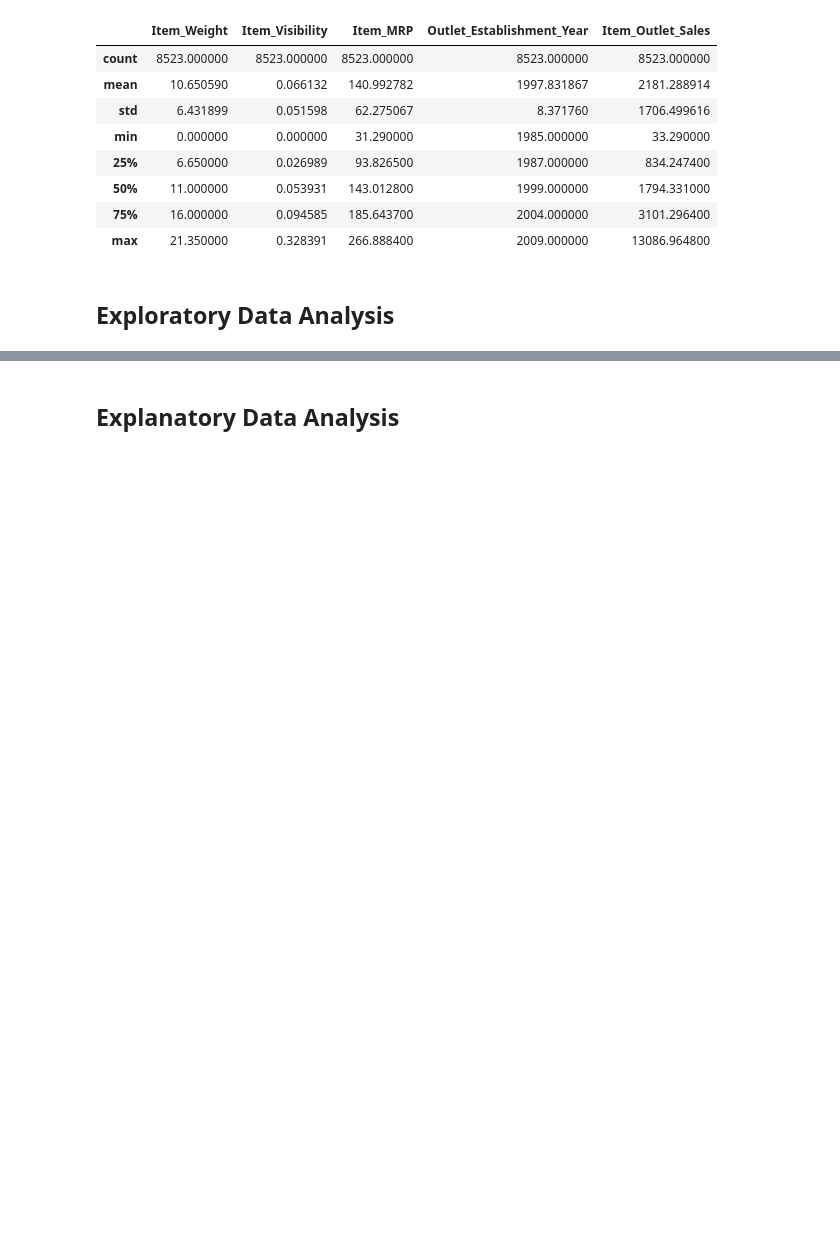
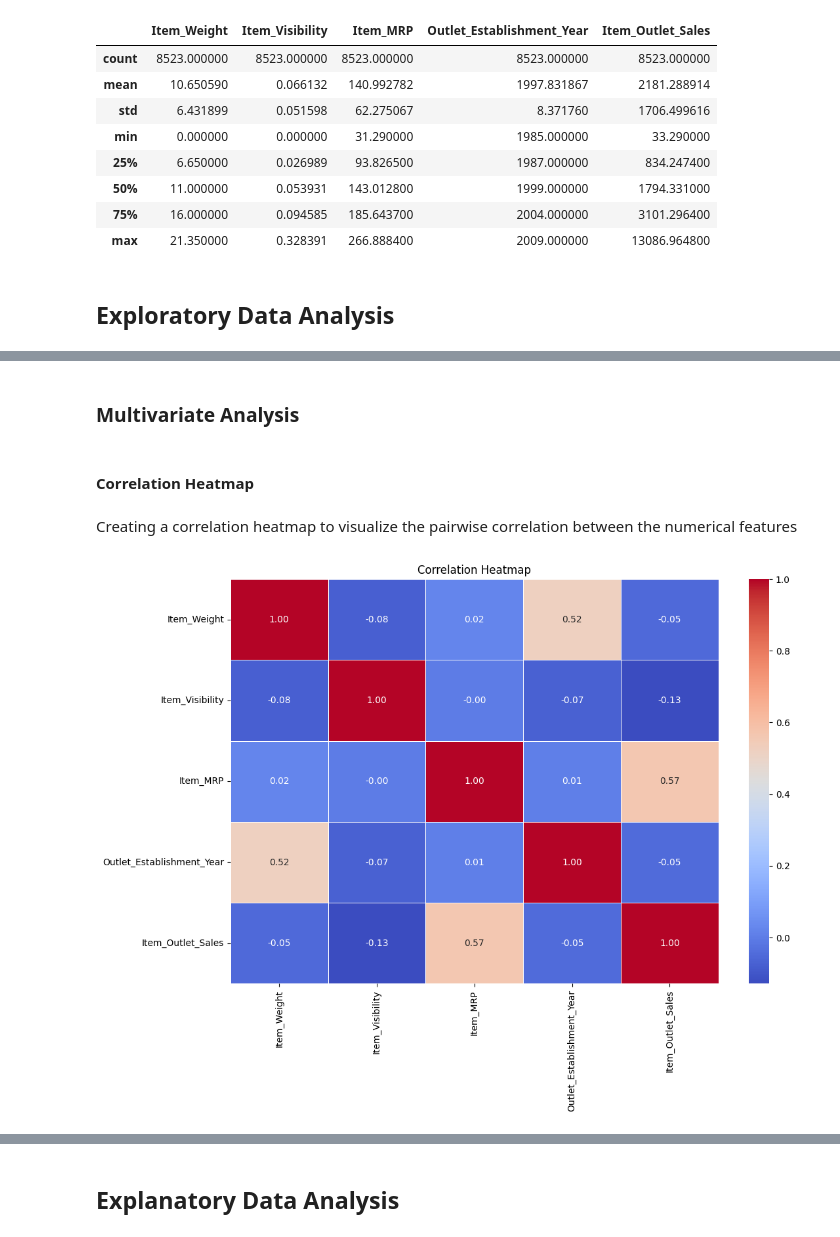
Before and after one commit to LeratoMatlala1/Prediction-of-Product-Sales, a Jupyter notebook: Prediction_of_Product_Sales.ipynb, the cells around one changed output, grey strips where cells are left out. Cells and saved outputs as stored; diff of their text form; code cells hidden in the pictures; blank space fills up the shorter version.

```diff
--- a/Prediction_of_Product_Sales.ipynb
+++ b/Prediction_of_Product_Sales.ipynb
@@ -219,0 +285,13 @@ Salesdf[NumColumns].describe()
+# %% [markdown]
+### Multivariate Analysis
+# %% [markdown]
+#### Correlation Heatmap
+# %% [markdown]
+Creating a correlation heatmap to visualize the pairwise correlation between the numerical features
+# %%
+plt.figure(figsize=(12, 8))
+correlation_matrix = Salesdf.corr()
+sns.heatmap(correlation_matrix, annot=True, cmap='coolwarm', fmt=".2f", linewidths=0.5)
+plt.title("Correlation Heatmap");
+# %% [output]
+[figure, added]
```
Also changed, not shown: parts of 14 cells of this notebook.
